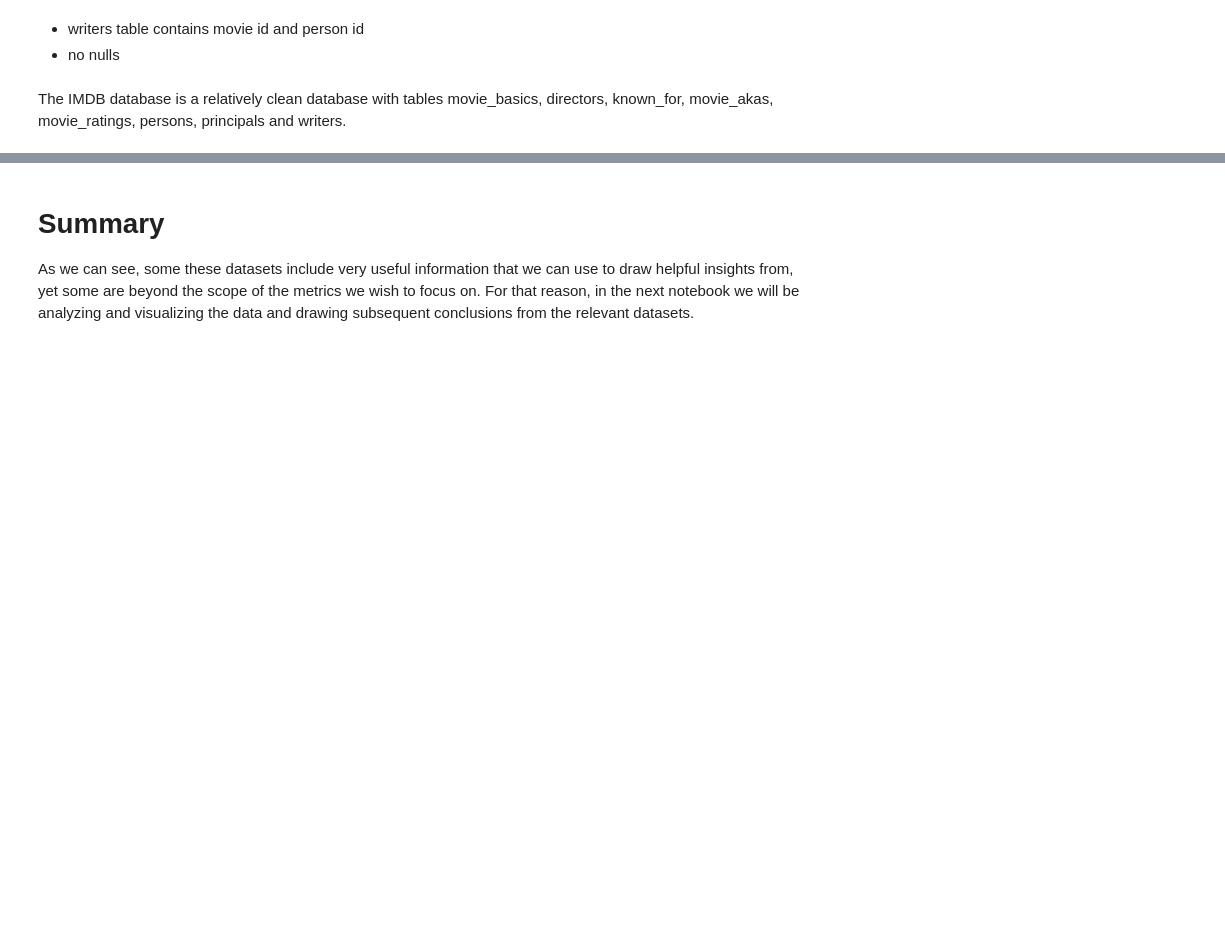
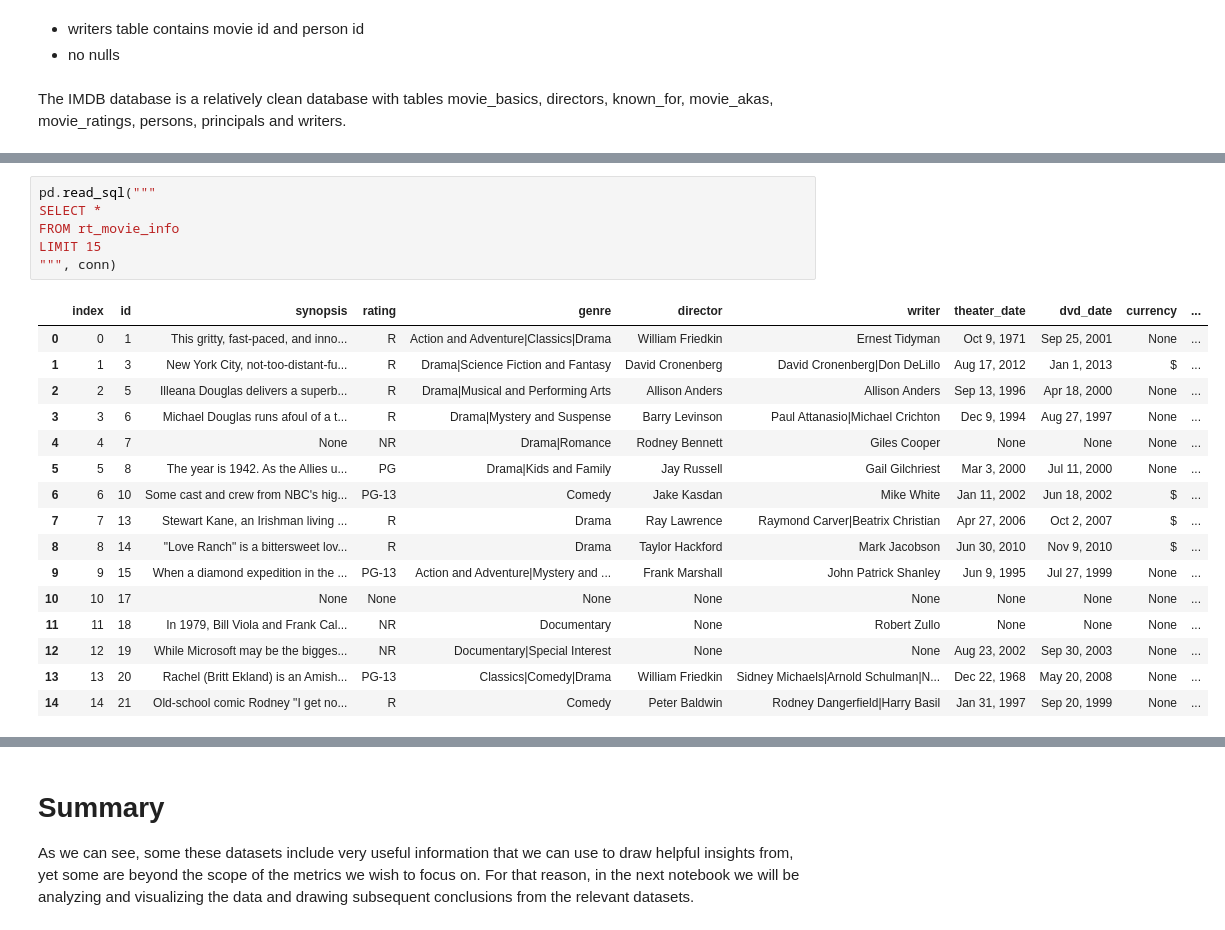
Before and after one commit to nechamab/phase-2-project, a Jupyter notebook: notebooks/exploratory.ipynb, the cells around one changed output, grey strips where cells are left out. Drawn from its saved outputs; the diff is of its cells as text; blank space fills up the shorter version.

```diff
--- a/notebooks/exploratory.ipynb
+++ b/notebooks/exploratory.ipynb
@@ -594,0 +786,23 @@ The IMDB database is a relatively clean database with tables movie_basics, direc
+# %%
+pd.read_sql("""
+SELECT *
+FROM rt_movie_info
+LIMIT 15
+""", conn)
+# %% [output]
+|  | index | id | synopsis | rating | genre | director | writer | theater_date | dvd_date | currency | ... |
+| 0 | 0 | 1 | This gritty, fast-paced, and inno... | R | Action and Adventure|Classics|Drama | William Friedkin | Ernest Tidyman | Oct 9, 1971 | Sep 25, 2001 | None | ... |
+| 1 | 1 | 3 | New York City, not-too-distant-fu... | R | Drama|Science Fiction and Fantasy | David Cronenberg | David Cronenberg|Don DeLillo | Aug 17, 2012 | Jan 1, 2013 | $ | ... |
+| 2 | 2 | 5 | Illeana Douglas delivers a superb... | R | Drama|Musical and Performing Arts | Allison Anders | Allison Anders | Sep 13, 1996 | Apr 18, 2000 | None | ... |
+| 3 | 3 | 6 | Michael Douglas runs afoul of a t... | R | Drama|Mystery and Suspense | Barry Levinson | Paul Attanasio|Michael Crichton | Dec 9, 1994 | Aug 27, 1997 | None | ... |
+| 4 | 4 | 7 | None | NR | Drama|Romance | Rodney Bennett | Giles Cooper | None | None | None | ... |
+| 5 | 5 | 8 | The year is 1942. As the Allies u... | PG | Drama|Kids and Family | Jay Russell | Gail Gilchriest | Mar 3, 2000 | Jul 11, 2000 | None | ... |
+| 6 | 6 | 10 | Some cast and crew from NBC's hig... | PG-13 | Comedy | Jake Kasdan | Mike White | Jan 11, 2002 | Jun 18, 2002 | $ | ... |
+| 7 | 7 | 13 | Stewart Kane, an Irishman living ... | R | Drama | Ray Lawrence | Raymond Carver|Beatrix Christian | Apr 27, 2006 | Oct 2, 2007 | $ | ... |
+| 8 | 8 | 14 | "Love Ranch" is a bittersweet lov... | R | Drama | Taylor Hackford | Mark Jacobson | Jun 30, 2010 | Nov 9, 2010 | $ | ... |
+| 9 | 9 | 15 | When a diamond expedition in the ... | PG-13 | Action and Adventure|Mystery and ... | Frank Marshall | John Patrick Shanley | Jun 9, 1995 | Jul 27, 1999 | None | ... |
+| 10 | 10 | 17 | None | None | None | None | None | None | None | None | ... |
+| 11 | 11 | 18 | In 1979, Bill Viola and Frank Cal... | NR | Documentary | None | Robert Zullo | None | None | None | ... |
+| 12 | 12 | 19 | While Microsoft may be the bigges... | NR | Documentary|Special Interest | None | None | Aug 23, 2002 | Sep 30, 2003 | None | ... |
+| 13 | 13 | 20 | Rachel (Britt Ekland) is an Amish... | PG-13 | Classics|Comedy|Drama | William Friedkin | Sidney Michaels|Arnold Schulman|N... | Dec 22, 1968 | May 20, 2008 | None | ... |
+| 14 | 14 | 21 | Old-school comic Rodney "I get no... | R | Comedy | Peter Baldwin | Rodney Dangerfield|Harry Basil | Jan 31, 1997 | Sep 20, 1999 | None | ... |
```
Also changed, not shown: parts of 22 cells of this notebook, 1 other file.
